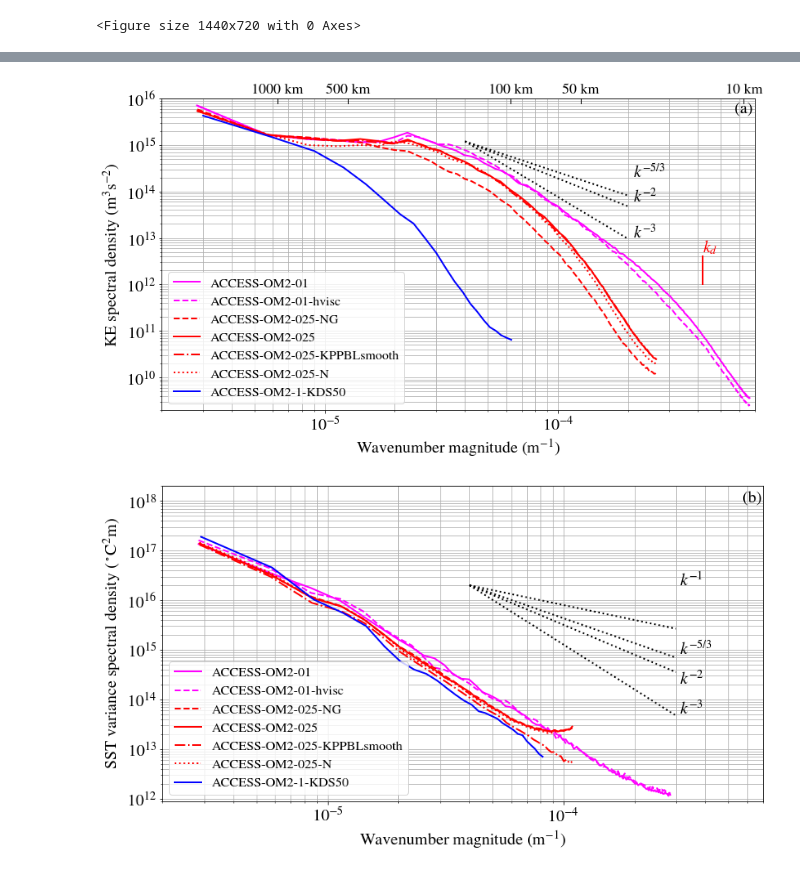
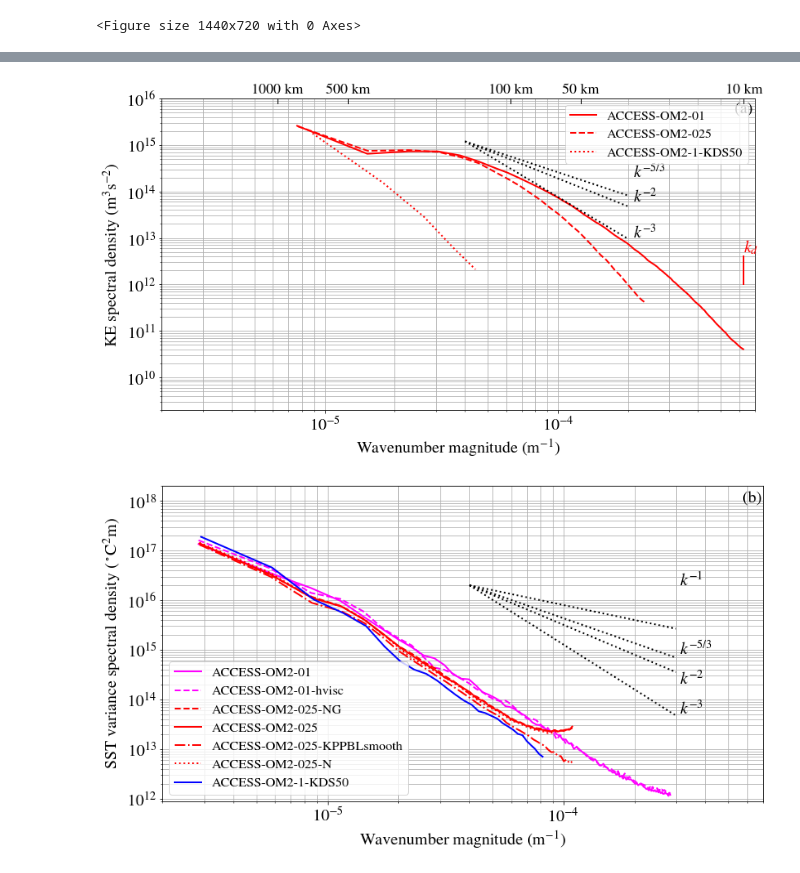
Before and after one commit to rmholmes/cosima-scripts, a Jupyter notebook: spectra_simple.ipynb, the cells around one changed output, grey strips where cells are left out. Saved outputs shown, nothing was run; the diff lists cells and outputs as text; code cells hidden in the pictures.

Commit message:
Updates to spectra again.

```diff
--- a/spectra_simple.ipynb
+++ b/spectra_simple.ipynb
@@ -81,9 +81,9 @@ locations = {
     # 'Kuroshio':                 [-215, -180,  30,  45],
     # 'Eastern-Tropical-Pacific': [-150, -100, -10,  10],
     # 'Southern-Ocean-Australia': [-250, -200, -60, -45],
-    'Southern-Ocean-Pacific':   [-180, -100, -65, -45],
+#    'Southern-Ocean-Pacific':   [-180, -100, -65, -45],
     # 'Agulhas':                  [  10,   80, -55, -35]
-    'Southern-Ocean-Zonal':       [-280, 80, -65, -55]
+    'Southern-Ocean-Zonal':       [-280, 80, -63.5, -56]
 }
 # Rough estimate of Deformation radius wavenumber (m^-1, Chelton 1998)
 kd = {
@@ -93,7 +93,8 @@ kd = {
       'Eastern-Tropical-Pacific': 2*np.pi/230000.,
       'Southern-Ocean-Australia': 2*np.pi/20000., # Marine's region
       'Southern-Ocean-Pacific': 2*np.pi/15000.,
-      'Agulhas': 2*np.pi/20000.
+      'Agulhas': 2*np.pi/20000.,
+      'Southern-Ocean-Zonal': 2*np.pi/10000.
       }
 # %%
 # Plot regions over SSH-variance plot (use 1/10th for prod figure on Gadi - memory limits)
@@ -132,8 +134,14 @@ for ekey in data.keys():
             data[ekey]['u'] = cc.querying.getvar(expt, 'u',session,n=n_files, ncfile=usnap).isel(st_ocean=0).fillna(0.0)
             data[ekey]['v'] = cc.querying.getvar(expt, 'v',session,n=n_files, ncfile=usnap).isel(st_ocean=0).fillna(0.0)
 
-            data[ekey]['u100'] = cc.querying.getvar(expt, 'u',session,n=n_files, ncfile=usnap).sel(st_ocean=100.,method='nearest').fillna(0.0)
-            data[ekey]['v100'] = cc.querying.getvar(expt, 'v',session,n=n_files, ncfile=usnap).sel(st_ocean=100.,method='nearest').fillna(0.0)
+            data[ekey]['u75'] = cc.querying.getvar(expt, 'u',session,n=n_files, ncfile=usnap).sel(st_ocean=75.,method='nearest').fillna(0.0)
+            data[ekey]['v75'] = cc.querying.getvar(expt, 'v',session,n=n_files, ncfile=usnap).sel(st_ocean=75.,method='nearest').fillna(0.0)
+
+            data[ekey]['u300'] = cc.querying.getvar(expt, 'u',session,n=n_files, ncfile=usnap).sel(st_ocean=300.,method='nearest').fillna(0.0)
+            data[ekey]['v300'] = cc.querying.getvar(expt, 'v',session,n=n_files, ncfile=usnap).sel(st_ocean=300.,method='nearest').fillna(0.0)
+
+            data[ekey]['u1000'] = cc.querying.getvar(expt, 'u',session,n=n_files, ncfile=usnap).sel(st_ocean=1000.,method='nearest').fillna(0.0)
+            data[ekey]['v1000'] = cc.querying.getvar(expt, 'v',session,n=n_files, ncfile=usnap).sel(st_ocean=1000.,method='nearest').fillna(0.0)
 
             sz = np.shape(data[ekey]['u'])
             print('Found ' + str(sz[0]) + ' snapshots of velocity for ' + data[ekey]['model'])
@@ -147,6 +155,7 @@ for ekey in data.keys():
 
             data[ekey]['SST'] = tmp.isel(st_ocean=0)-273.15
             data[ekey]['T75'] = tmp.sel(st_ocean=75.,method='nearest')-273.15
+            data[ekey]['T300'] = tmp.sel(st_ocean=300.,method='nearest')-273.15
 
             # T10 = tmp.sel(st_ocean=10.,method='nearest')-273.15
             # data[ekey]['T10'] = T10.fillna(0.0)
@@ -647,23 +694,29 @@ Uniform-grid interpolation 020 of 024
 # %%
 # Plot KE spectra together:
+#depths = ['','75','300','1000']
+#labels = [' surface',' 75m',' 300m',' 1000m']
 depth = ''
 m_or_grid = True#False
 plt.rcParams.update({'font.size': 20})
 plt.rc('legend', fontsize=16)
 # for locname,loc in locations.items():
-locname='Southern-Ocean-Pacific'#Southern-Ocean-Australia'#Kuroshio'#Agulhas'#Gulf-Stream-Extension'#Kuroshio' # Eastern-Tropical-Pacific'
+locname='Southern-Ocean-Zonal'#Pacific'#Southern-Ocean-Australia'#Kuroshio'#Agulhas'#Gulf-Stream-Extension'#Kuroshio' # Eastern-Tropical-Pacific'
 loc = locations[locname]
 
 fig = plt.figure(figsize=(13,7),facecolor='w')
 axs1 = plt.subplot(1,1,1)
 cnt=0
-cols = ['magenta','magenta','r','r','r','r','b']
-typs = ['-','--','--','-','-.',':','-']
+# cols = ['magenta','magenta','r','r','r','r','b']
+# typs = ['-','--','--','-','-.',':','-']
+cols = ['r','r','r','r']#,'r','b']
+typs = ['-','--',':','-.']#,'-','-.',':','-']
+# for i,depth in enumerate(depths):
 for ekey in data.keys():
     col = cols[cnt]#'C' + str(cnt)
     try:
         kefftradial = data[ekey][locname+'_ke' + depth + 'fftradial']
         kefftradial.plot(ax=axs1, xscale='log', yscale='log',label=data[ekey]['model'],color=col,linestyle=typs[cnt])
+        # kefftradial.plot(ax=axs1, xscale='log', yscale='log',label=data[ekey]['model'] + labels[i],color=col,linestyle=typs[cnt])
 
         if (m_or_grid):
             axs1.set_ylabel('KE spectral density (m$^3$s$^{-2}$)')
@@ -674,6 +727,10 @@ for ekey in data.keys():
     except:
         print('KE spectra not plotted ' + data[ekey]['model'])
     cnt = cnt+1
+# kefftradial_meanf = data[ekey][locname+'_kefftradial_meanf']
+# kefftradial_meanf.plot(ax=axs1, xscale='log', yscale='log',label=data[ekey]['model'] + ' surface mean field',color='m')
+# kefftradial_meanf = data[ekey][locname+'_ke1000fftradial_meanf']
+# kefftradial_meanf.plot(ax=axs1, xscale='log', yscale='log',label=data[ekey]['model'] + ' 1000m mean field',color='m',linestyle='--')
 
 # Add example spectral slopes:
 if (m_or_grid):
@@ -698,35 +755,35 @@ axs1.text(2.1e-4,2.e14,'$k^{-5/3}$')
 if (m_or_grid):
     # # Add esimated kd:
     kds = kd[locname]
     axs1.plot([kds,kds],[1.e12,4.e12],'-r',linewidth=2.)
     axs1.text(kds,5.e12,'$k_d$',color='r')
 
     # Add wavelength ticks for scale:
     ltic = [1000.e3,500.e3,100.e3,50.e3,10.e3]
     ypos = [8.e15,1.e16]
     # ypos = [8.e16,1.e17]
     ytpos = ypos[1]*1.3
     for l in ltic:
         axs1.plot([2*np.pi/l,2*np.pi/l],ypos,'-k',linewidth=1)
         axs1.text(2*np.pi/l,ytpos,'%d km' % (l/1.e3),horizontalalignment='center',size=18)
 
 axs1.grid(which='both', axis='both')
 axs1.legend()
 if (m_or_grid):
     axs1.set_ylim([2.e9,1.e16])
     axs1.set_xlim([2.e-6,7e-4])
     # axs1.set_ylim([2.e10,1.e17])
     # axs1.set_xlim([2.e-6,3e-4])
     # axs1.set_ylim([1.e9,1.e16])
     # axs1.set_xlim([2.e-6,7e-4])
 else:
     #axs1.set_ylim([5.e-8,1.e-2])
     axs1.set_xlim([1.e-2,0.5])
 plt.text(5.75e-4,0.5e16,'(a)')
 
-savefigure(locname+'_KE_Spectra_withKPPBLsmooth')
+savefigure(locname+'_KE_Spectra')
 # %% [output]
-[figure, old version]
+[figure, new version]
 # %%
 # Plot Tsub spectra together:
 Tsub = 'SST'#'T75'
```
Also changed, not shown: parts of 7 cells of this notebook.
